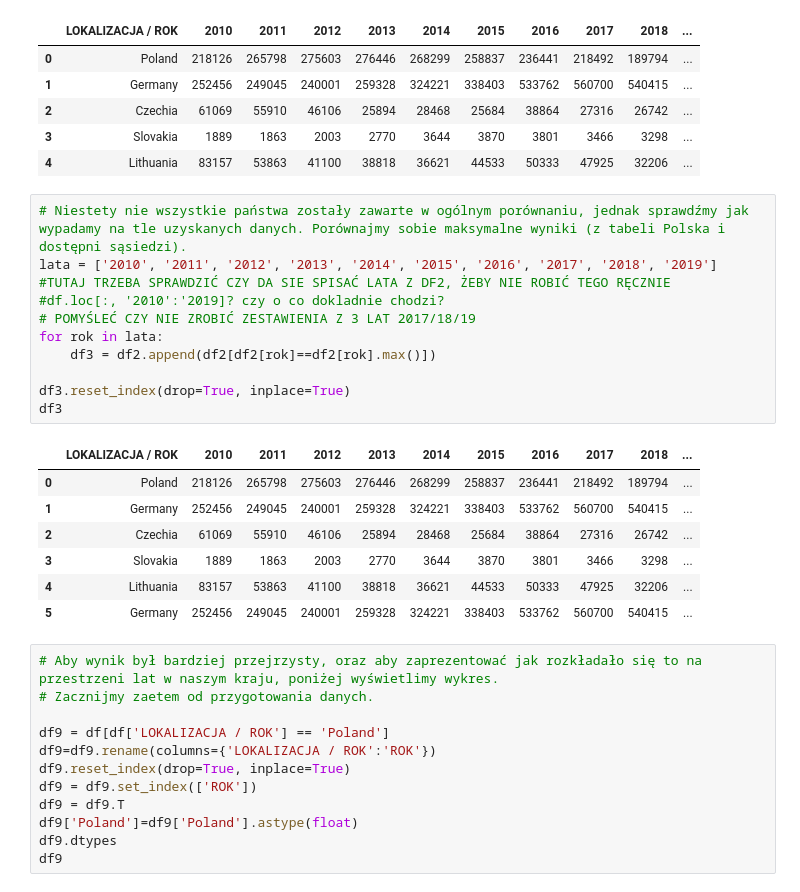
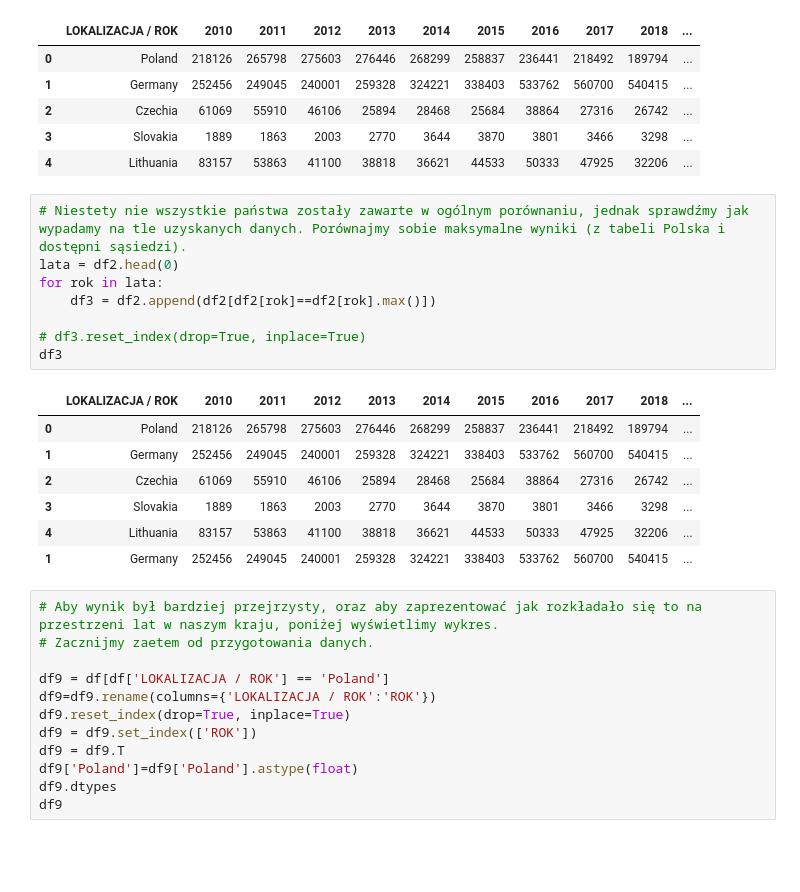
Before and after one commit to jkrotoszynska/python, a Jupyter notebook: zaliczenie.ipynb, the cells around one changed output. Cells and saved outputs as stored; diff of their text form; blank space fills up the shorter version.

```diff
--- a/zaliczenie.ipynb
+++ b/zaliczenie.ipynb
@@ -123,22 +123,20 @@ df2
 | 4 | Lithuania | 83157 | 53863 | 41100 | 38818 | 36621 | 44533 | 50333 | 47925 | 32206 | ... |
 # %%
 # Niestety nie wszystkie państwa zostały zawarte w ogólnym porównaniu, jednak sprawdźmy jak wypadamy na tle uzyskanych danych. Porównajmy sobie maksymalne wyniki (z tabeli Polska i dostępni sąsiedzi).
-lata = ['2010', '2011', '2012', '2013', '2014', '2015', '2016', '2017', '2018', '2019'] #TUTAJ TRZEBA SPRAWDZIĆ CZY DA SIE SPISAĆ LATA Z DF2, ŻEBY NIE ROBIĆ TEGO RĘCZNIE
-#df.loc[:, '2010':'2019]? czy o co dokladnie chodzi?
-# POMYŚLEĆ CZY NIE ZROBIĆ ZESTAWIENIA Z 3 LAT 2017/18/19
+lata = df2.head(0)
 for rok in lata:
     df3 = df2.append(df2[df2[rok]==df2[rok].max()])
 
-df3.reset_index(drop=True, inplace=True)
+# df3.reset_index(drop=True, inplace=True)
 df3
 # %% [output]
 |  | LOKALIZACJA / ROK | 2010 | 2011 | 2012 | 2013 | 2014 | 2015 | 2016 | 2017 | 2018 | ... |
 | 0 | Poland | 218126 | 265798 | 275603 | 276446 | 268299 | 258837 | 236441 | 218492 | 189794 | ... |
 | 1 | Germany | 252456 | 249045 | 240001 | 259328 | 324221 | 338403 | 533762 | 560700 | 540415 | ... |
 | 2 | Czechia | 61069 | 55910 | 46106 | 25894 | 28468 | 25684 | 38864 | 27316 | 26742 | ... |
 | 3 | Slovakia | 1889 | 1863 | 2003 | 2770 | 3644 | 3870 | 3801 | 3466 | 3298 | ... |
 | 4 | Lithuania | 83157 | 53863 | 41100 | 38818 | 36621 | 44533 | 50333 | 47925 | 32206 | ... |
-| 5 | Germany | 252456 | 249045 | 240001 | 259328 | 324221 | 338403 | 533762 | 560700 | 540415 | ... |
+| 1 | Germany | 252456 | 249045 | 240001 | 259328 | 324221 | 338403 | 533762 | 560700 | 540415 | ... |
 # %%
 # Aby wynik był bardziej przejrzysty, oraz aby zaprezentować jak rozkładało się to na przestrzeni lat w naszym kraju, poniżej wyświetlimy wykres.
 # Zacznijmy zaetem od przygotowania danych.
```
Also changed, not shown: parts of 4 cells of this notebook, 1 other file.
